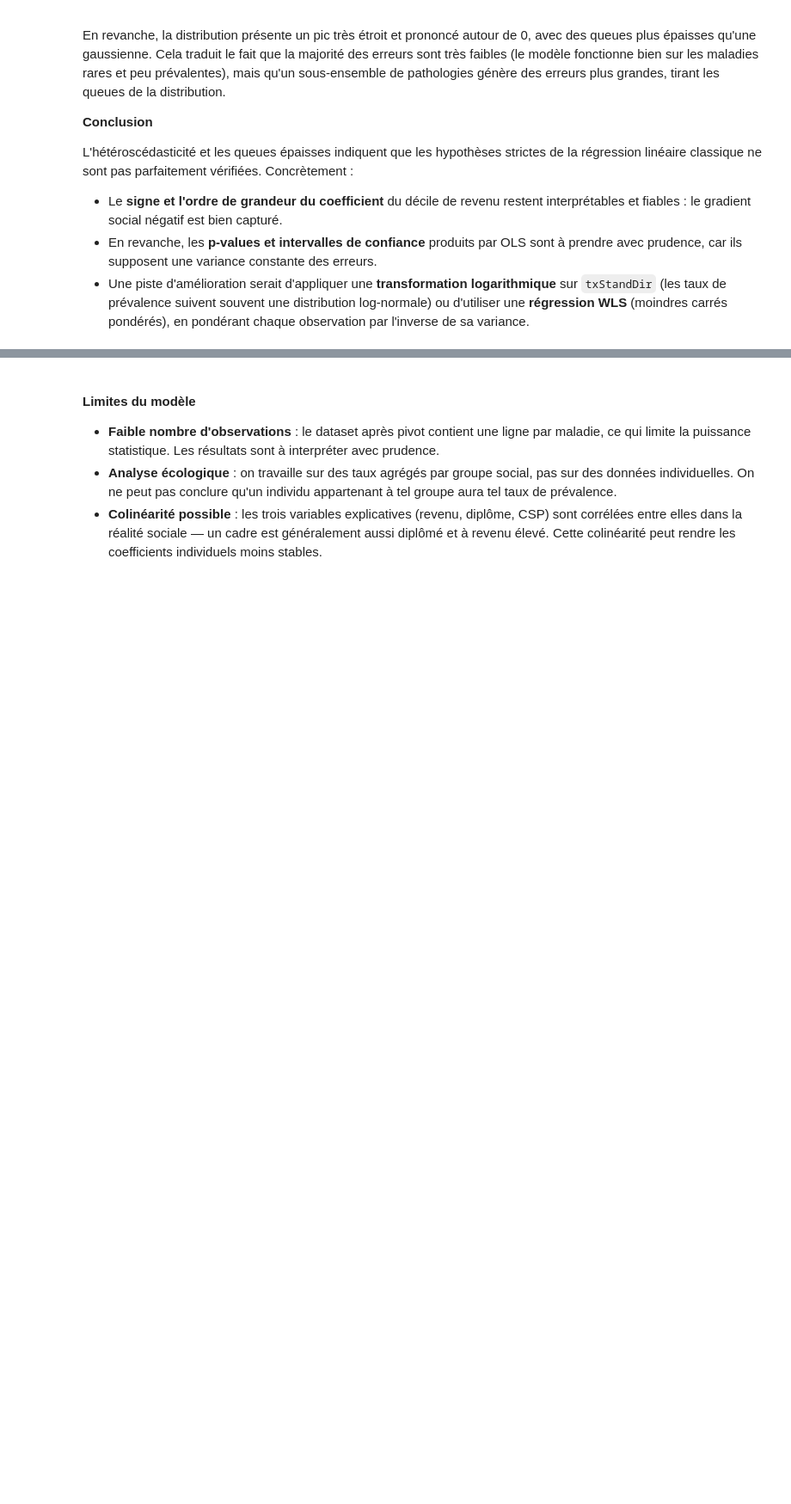
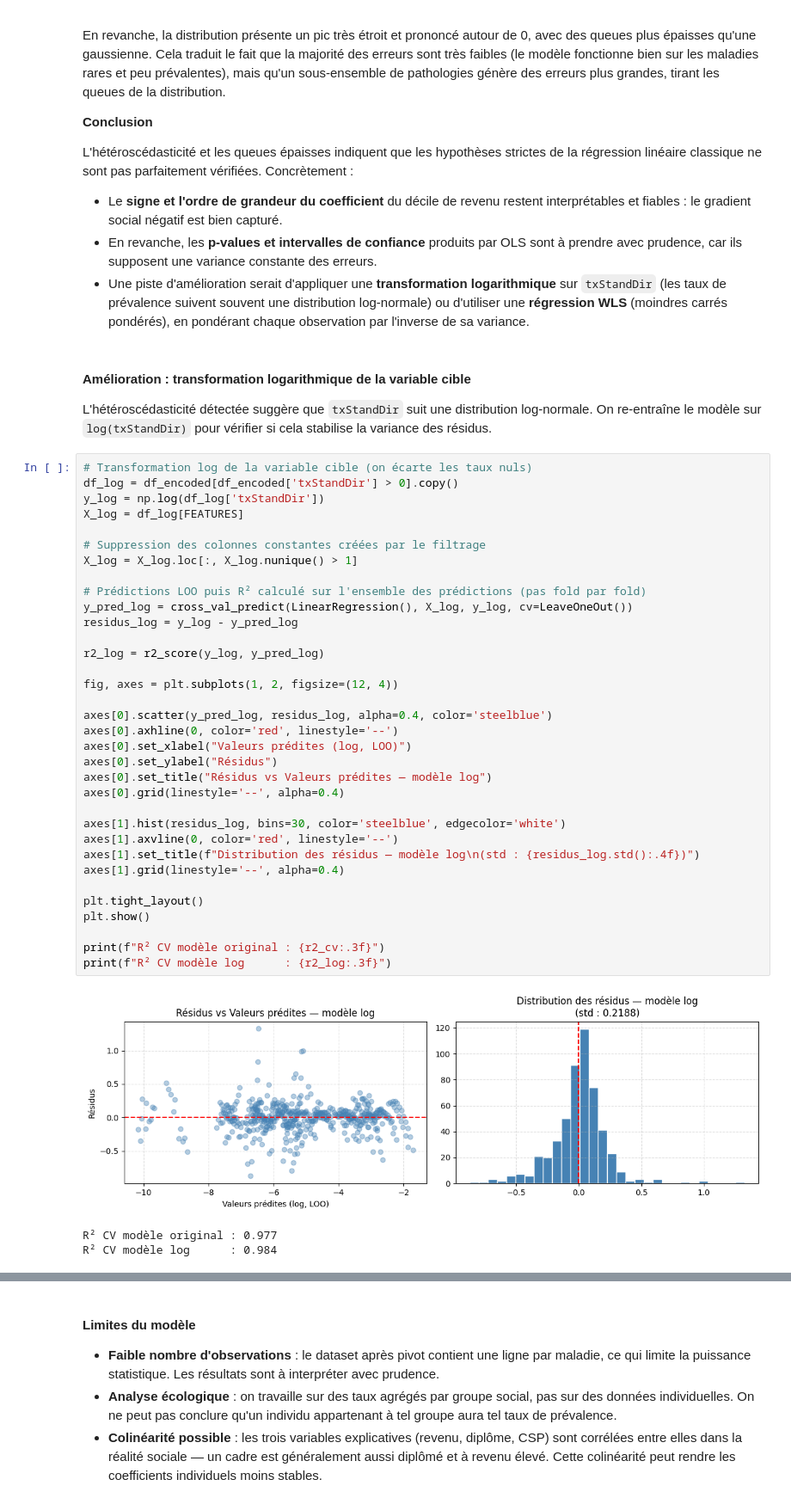
Before and after one commit to clemence-pinsard/projet_python_pour_datascience, a Jupyter notebook: main.ipynb, the cells around one changed output, grey strips where cells are left out. Shown at 86% size. Cells and saved outputs as stored; diff of their text form; blank space fills up the shorter version.

```diff
--- a/main.ipynb
+++ b/main.ipynb
@@ -1352,3 +1266,45 @@ régression linéaire classique ne sont pas parfaitement vérifiées. Concrètem
   `txStandDir` (les taux de prévalence suivent souvent une distribution log-normale) ou
   d'utiliser une **régression WLS** (moindres carrés pondérés), en pondérant chaque
   observation par l'inverse de sa variance.
+# %% [markdown]
+#### Amélioration : transformation logarithmique de la variable cible
+
+L'hétéroscédasticité détectée suggère que `txStandDir` suit une distribution log-normale. On re-entraîne le modèle sur `log(txStandDir)` pour vérifier si cela stabilise la variance des résidus.
+# %%
+# Transformation log de la variable cible (on écarte les taux nuls)
+df_log = df_encoded[df_encoded['txStandDir'] > 0].copy()
+y_log = np.log(df_log['txStandDir'])
+X_log = df_log[FEATURES]
+
+# Suppression des colonnes constantes créées par le filtrage
+X_log = X_log.loc[:, X_log.nunique() > 1]
+
+# Prédictions LOO puis R² calculé sur l'ensemble des prédictions (pas fold par fold)
+y_pred_log = cross_val_predict(LinearRegression(), X_log, y_log, cv=LeaveOneOut())
+residus_log = y_log - y_pred_log
+
+r2_log = r2_score(y_log, y_pred_log)
+
+fig, axes = plt.subplots(1, 2, figsize=(12, 4))
+
+axes[0].scatter(y_pred_log, residus_log, alpha=0.4, color='steelblue')
+axes[0].axhline(0, color='red', linestyle='--')
+axes[0].set_xlabel("Valeurs prédites (log, LOO)")
+axes[0].set_ylabel("Résidus")
+axes[0].set_title("Résidus vs Valeurs prédites — modèle log")
+axes[0].grid(linestyle='--', alpha=0.4)
+
+axes[1].hist(residus_log, bins=30, color='steelblue', edgecolor='white')
+axes[1].axvline(0, color='red', linestyle='--')
+axes[1].set_title(f"Distribution des résidus — modèle log\n(std : {residus_log.std():.4f})")
+axes[1].grid(linestyle='--', alpha=0.4)
+
+plt.tight_layout()
+plt.show()
+
+print(f"R² CV modèle original : {r2_cv:.3f}")
+print(f"R² CV modèle log      : {r2_log:.3f}")
+# %% [output]
+[figure, added]
+R² CV modèle original : 0.977
+R² CV modèle log      : 0.984
```
Also changed, not shown: parts of 24 cells of this notebook, 5 other files.
